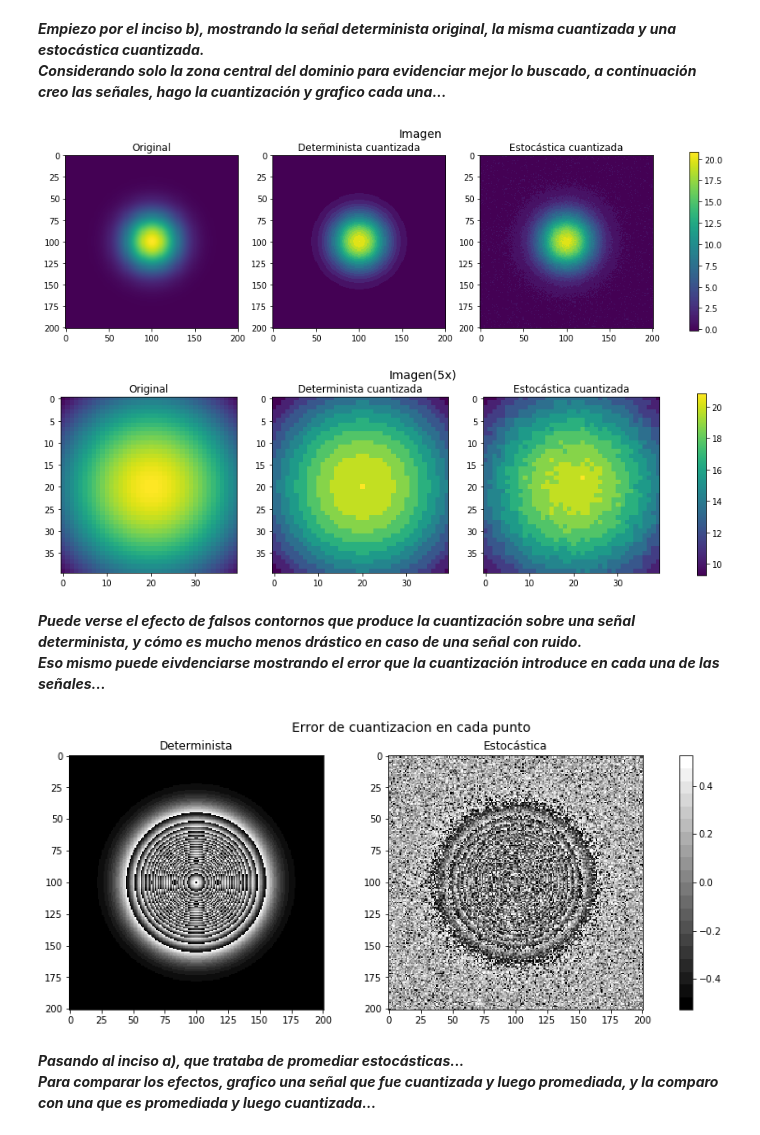
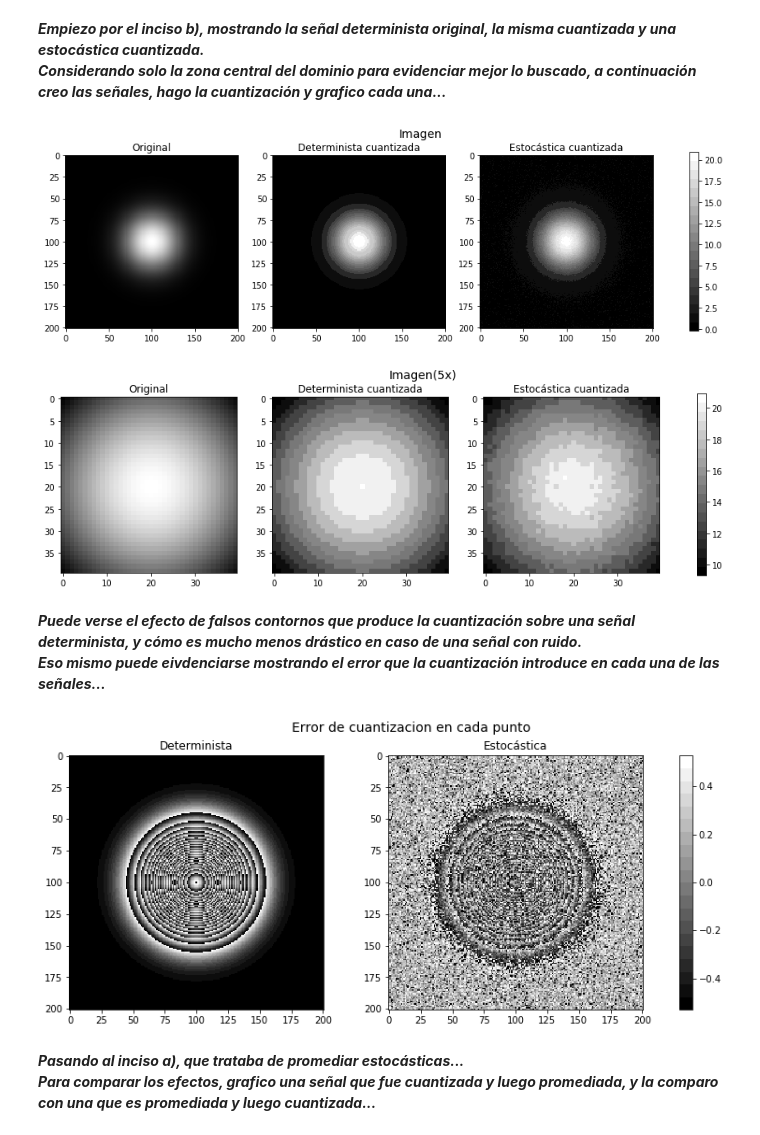
Before and after one commit to tvillani22/PSeI, a Jupyter notebook: TV_Modulo2.ipynb, the cells around one changed output. Saved outputs shown, nothing was run; the diff lists cells and outputs as text; code cells hidden in the pictures.

Commit message:
upd cmap

```diff
--- a/TV_Modulo2.ipynb
+++ b/TV_Modulo2.ipynb
@@ -122,43 +122,48 @@ X, Y = np.meshgrid(x, y)
 
 # SEÑALES..
 de = 0.2
 Z0 = 20*np.exp(-np.pi * ((X-128)**2 + (Y-128)**2) / 128)  # Determinista...
 Z1 = Z0 + np.random.normal(0, de, X.shape)                # Estocástica...
 
 # CUANTIZACIÓN Y GRÁFICADO..
 # Función de cuantización...
 n = 20
 def cuant(z, n):
     zstep =  (np.max(z)-np.min(z))/n
     hzstep = zstep/2
     z_c = np.floor((z - np.min(z)) / zstep)*zstep + np.min(z) + hzstep
     return z_c
 
 # Parámetros para figura..
 zoom = [1, 5]
 tit = ['Imagen', 'Imagen({}x)'.format(zoom[1])]
 subtit = ['Original', 'Determinista cuantizada', 'Estocástica cuantizada']
+cmap = mpl.cm.get_cmap('gray',n)
 
 # Grafico..
 for t, zm in zip(tit, zoom):
     fig, ax = plt.subplots(1, 3, figsize=(16,4))
     fig.suptitle(t, fontsize=14);
     i = (zm - 1) / (zm * 2)
     idx = np.arange(int(i*X.shape[0]), int((i + 1/zm)*X.shape[0]))
     for z, axx, st in zip([Z0, Z0, Z1], ax, subtit):
-        z_c = cuant(z, n) if axx != ax[0] else z     # cuantización(en plots de filas 2y3)
-        cb = axx.imshow(z_c[np.ix_(idx, idx)])
+        if axx == ax[0]:
+            z_c = z
+            cmap = mpl.cm.get_cmap('gray')
+        else:
+            z_c = cuant(z, n)                  # cuantización(en plots de cols 2y3)
+            cmap = mpl.cm.get_cmap('gray', n)
+        cb = axx.imshow(z_c[np.ix_(idx, idx)], cmap=cmap)
         axx.set_title(st, fontsize=12)
     fig.colorbar(cb, ax=ax);
 # %% [output]
-[figure, old version]
+[figure, new version]
-[figure, old version]
+[figure, new version]
 # %% [markdown]
 ***Puede verse el efecto de falsos contornos que produce la cuantización sobre una señal determinista, y cómo es mucho menos drástico en caso de una señal con ruido.<br>
 Eso mismo puede eivdenciarse mostrando el error que la cuantización introduce en cada una de las señales...***
 # %%
 # Parámetros..
-mi_cmap = mpl.cm.get_cmap('gray', n)
 subtit = ['Determinista', 'Estocástica']
 
 # Grafico..
@@ -167,11 +172,11 @@ fig.suptitle('Error de cuantizacion en cada punto', fontsize=14);
 for z, axx, st in zip([Z0, Z1], ax, subtit):
     z_c = cuant(z, n)     # cuantización
     z_e = z - z_c          # error por cuantización
-    cb = axx.imshow(z_e, cmap=mi_cmap)
+    cb = axx.imshow(z_e, cmap=cmap)
     axx.set_title(st, fontsize=12)
 fig.colorbar(cb, ax=ax);
 # %% [output]
-[figure, old version]
+[figure, new version]
 # %% [markdown]
 ***Pasando al inciso a), que trataba de promediar estocásticas...<br>
 Para comparar los efectos, grafico una señal que fue cuantizada y luego promediada, y la comparo con una que es promediada y luego cuantizada...***
```
Also changed, not shown: parts of 1 cell of this notebook.
